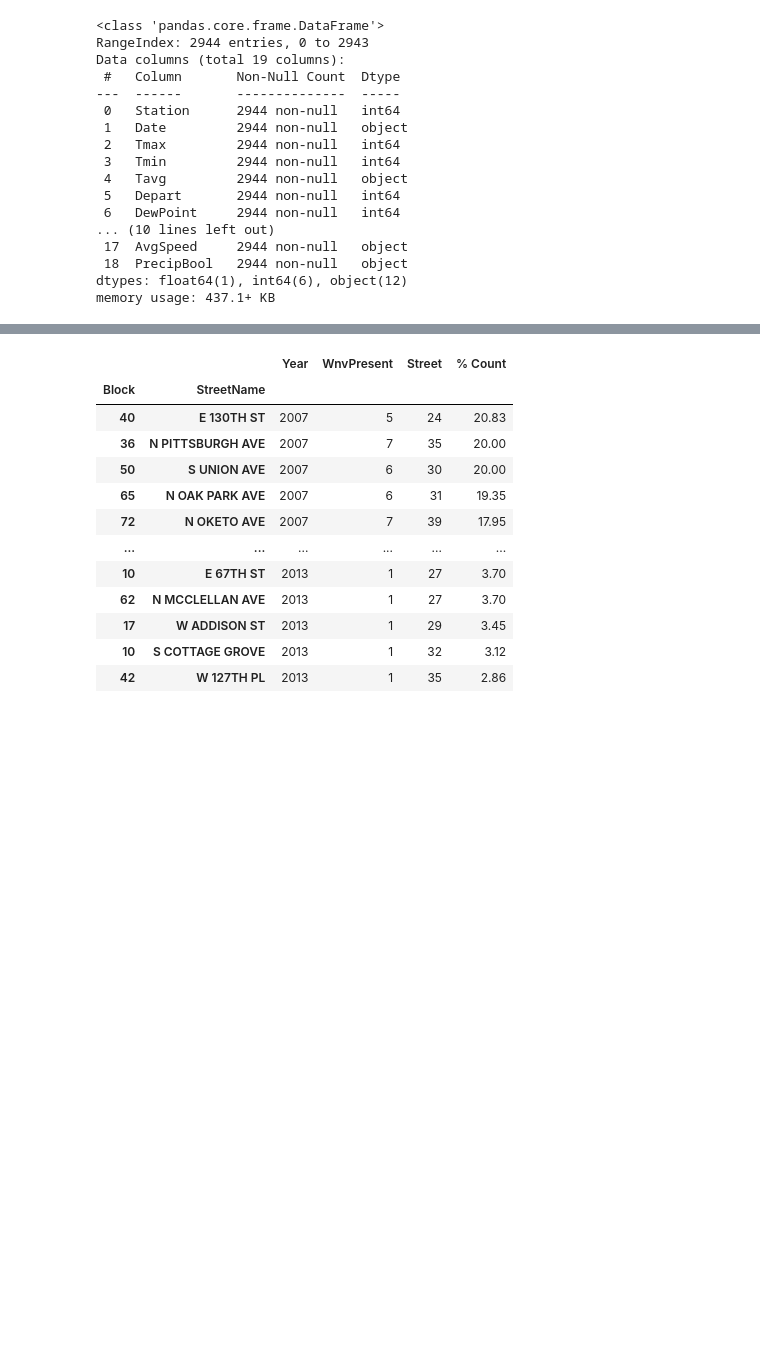
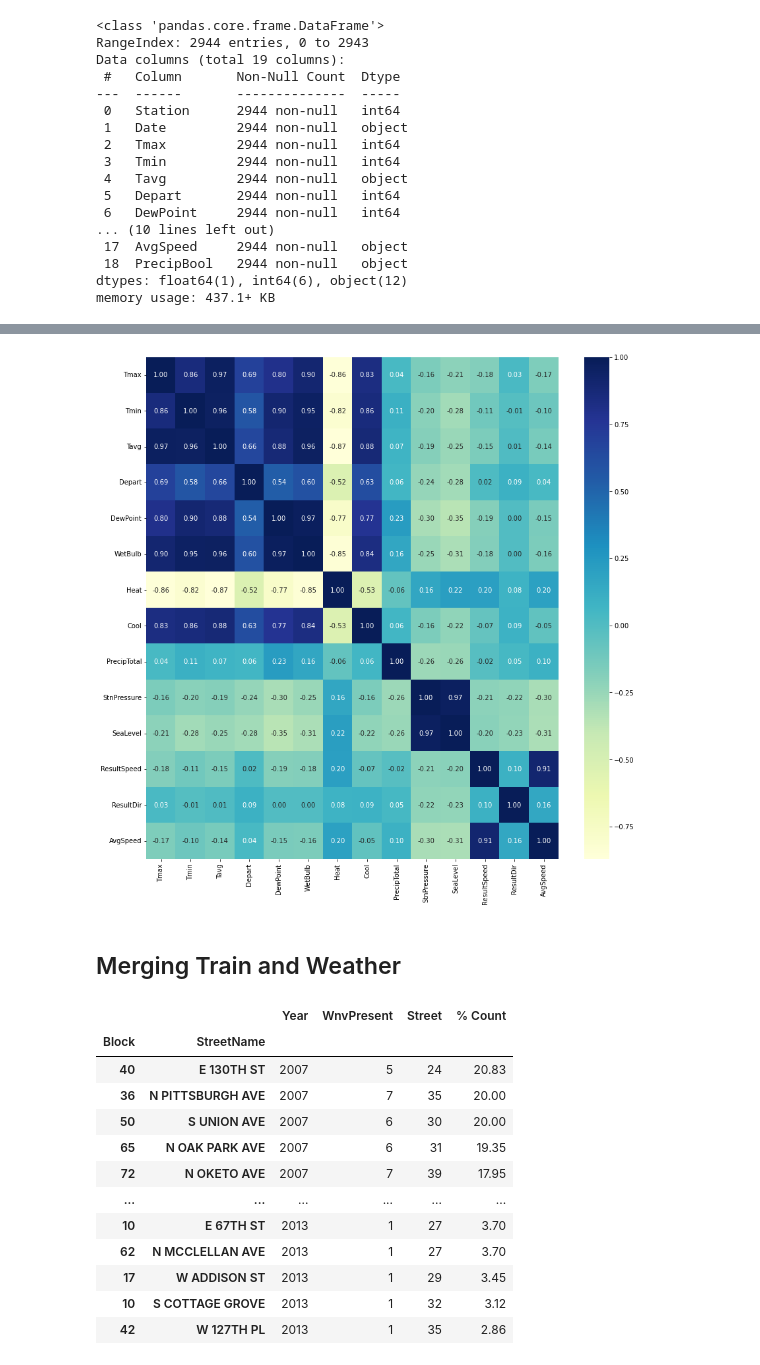
Before and after one commit to evanwmeeks/Springboard, a Jupyter notebook: Capstone 2/Capstone 2 - West Nile Virus Prediction.ipynb, the cells around one changed output, grey strips where cells are left out. Cells and saved outputs as stored; diff of their text form; code cells hidden in the pictures; blank space fills up the shorter version.

```diff
--- a/Capstone 2/Capstone 2 - West Nile Virus Prediction.ipynb
+++ b/Capstone 2/Capstone 2 - West Nile Virus Prediction.ipynb
@@ -180,0 +248,5 @@ average.insert(2, "Tavg", tmp)
+# %%
+#Converting Sunrise into datetime
+weather['Sunrise'] = weather['Sunrise'].map(lambda x: x[0:2]+':'+x[2:4])
+weather['Sunrise']=pd.to_datetime(weather.Sunrise,format='%H:%M')-pd.to_datetime('1900-01-01 00:00:00')
+weather.Sunrise
@@ -180,0 +266,17 @@ average.insert(2, "Tavg", tmp)
+# %%
+#Converting times into the next hour where needed if the base 100 number >=60.
+weather.Sunrise.replace('1860','1900',inplace=True)
+weather.Sunrise.replace('1760','1800',inplace=True)
+weather.Sunrise.replace('1660','1700',inplace=True)
+# %%
+#Converting Sunset into datetime
+try:
+    weather['Sunset'] = weather['Sunset'].map(lambda x: x[0:2]+':'+x[2:4])
+    weather['Sunset']=pd.to_datetime(weather.Sunset,format='%H:%M')-pd.to_datetime('1900-01-01 00:00:00')
+    weather.Sunset
+except:
+    pass
+# %%
+weather.Sunset.replace('1860','1900',inplace=True)
+weather.Sunset.replace('1760','1800',inplace=True)
+weather.Sunset.replace('1660','1700',inplace=True)
@@ -181 +303,10 @@ average.insert(2, "Tavg", tmp)
+# %%
+#Checking the correlation between columns
+plt.subplots(figsize=(14,14))
+
+ax = sns.heatmap(weather.corr(), annot=True,cmap="YlGnBu", annot_kws={'size':10}, fmt=".2f")
+# %% [output]
+[figure, added]
+# %% [markdown]
+## Merging Train and Weather
 # %%
```
Also changed, not shown: parts of 45 cells of this notebook.
